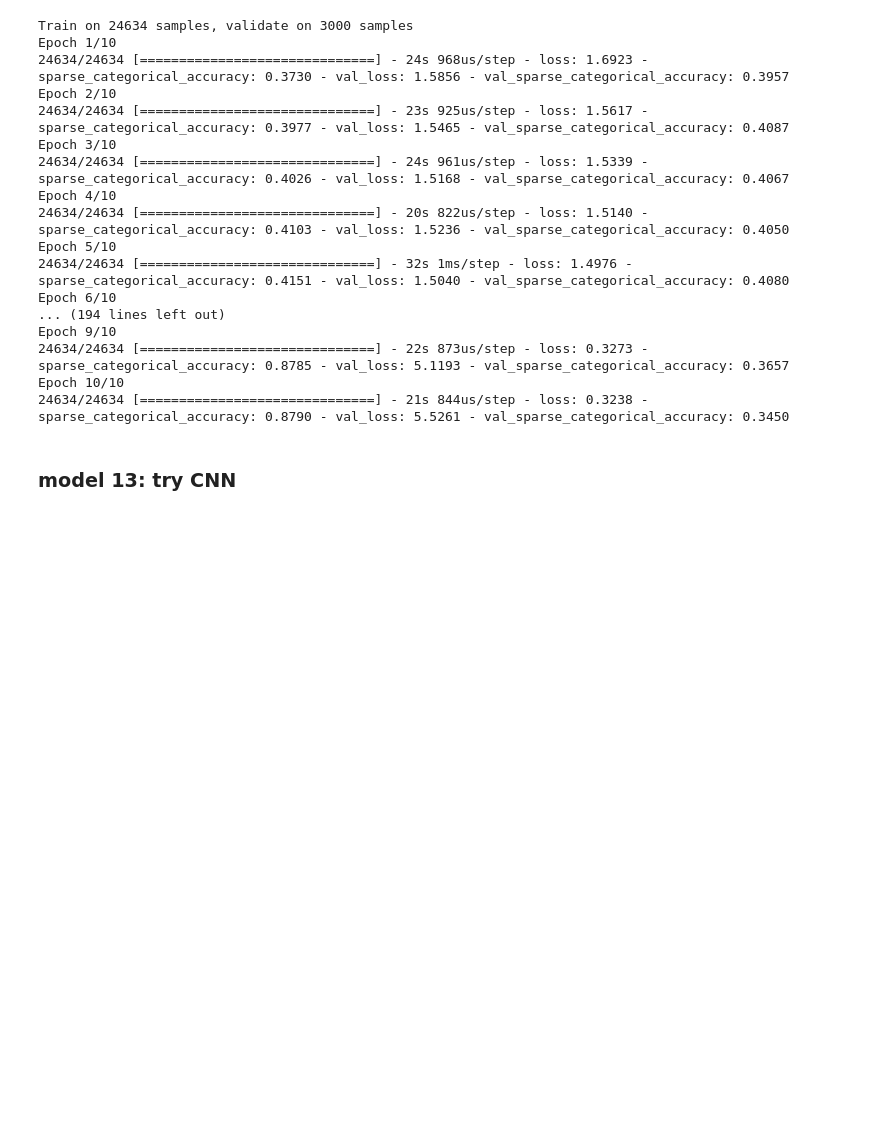
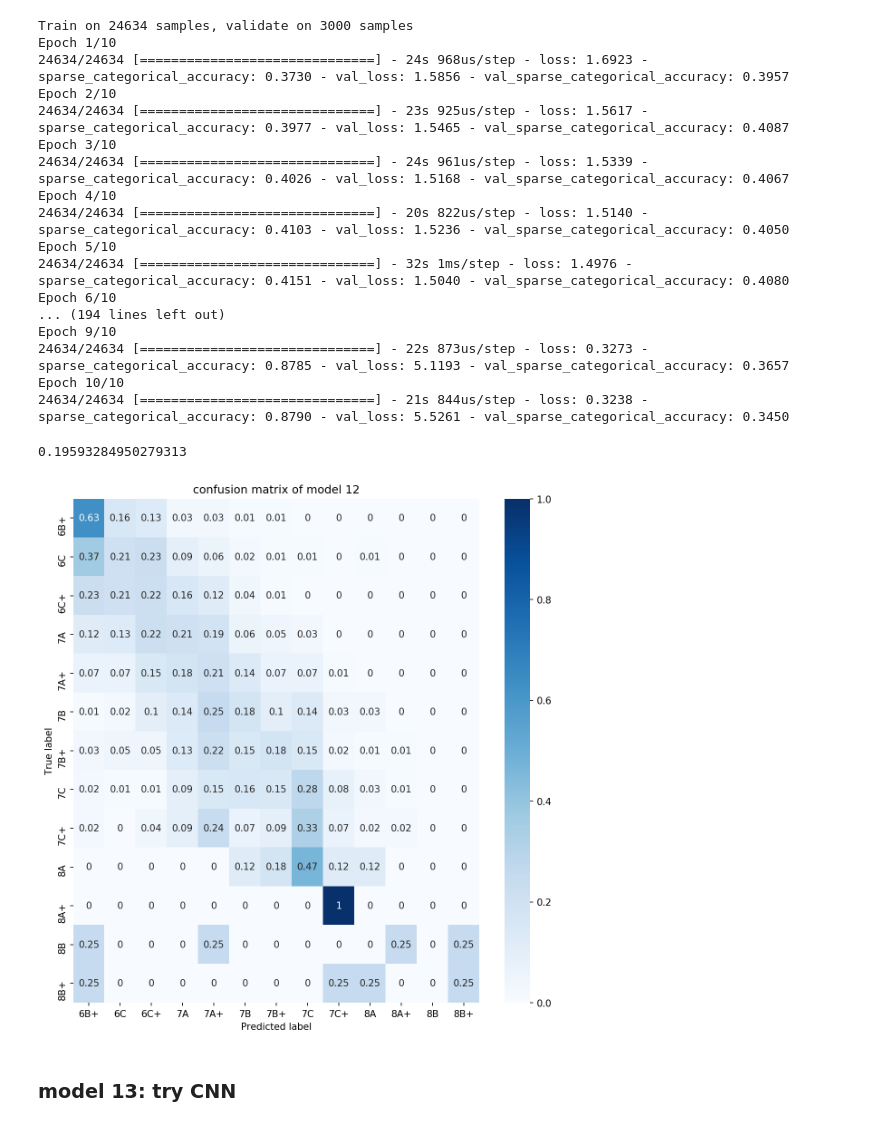
Before and after one commit to jrchang612/MoonBoardRNN, a Jupyter notebook: model/LSTM_preliminary.ipynb, the cells around one changed output. Drawn from its saved outputs; the diff is of its cells as text; code cells hidden in the pictures; blank space fills up the shorter version.

```diff
--- a/model/LSTM_preliminary.ipynb
+++ b/model/LSTM_preliminary.ipynb
@@ -714,7 +777,7 @@ None
 history10_all = []
 # %%
 for i in range(100):
-    history10 = model9.fit(X_train_n, Y_train_n, epochs=10, batch_size=32, validation_data = (X_dev_n, Y_dev_n), class_weight=class_weight_log)
+    history10 = model10.fit(X_train_n, Y_train_n, epochs=10, batch_size=32, validation_data = (X_dev_n, Y_dev_n), class_weight=class_weight_log)
     history10_all.append(history10)
 # %% [output]
 Train on 24634 samples, validate on 3000 samples
@@ -737,5 +800 @@ Epoch 6/10
 KeyboardInterrupt:
-# %%
-for i in range(100):
-    history10 = model9.fit(X_train_n, Y_train_n, epochs=10, batch_size=32, validation_data = (X_dev_n, Y_dev_n), class_weight=class_weight_log)
-    history10_all.append(history10)
@@ -866,6 +918,15 @@ Epoch 9/10
 24634/24634 [==============================] - 22s 873us/step - loss: 0.3273 - sparse_categorical_accuracy: 0.8785 - val_loss: 5.1193 - val_sparse_categorical_accuracy: 0.3657
 Epoch 10/10
 24634/24634 [==============================] - 21s 844us/step - loss: 0.3238 - sparse_categorical_accuracy: 0.8790 - val_loss: 5.5261 - val_sparse_categorical_accuracy: 0.3450
+# %%
+F1_12 = metrics.f1_score(Y_dev_n, model12.predict_classes(X_dev_n), average = 'macro')
+print(F1_12)
+# %% [output]
+0.19593284950279313
+# %%
+plot_confusion_matrix(Y_dev_n, model12.predict_classes(X_dev_n), title = 'confusion matrix of model 12')
+# %% [output]
+[figure, added]
 # %% [markdown]
 ### model 13: try CNN
 # %%
```
Also changed, not shown: parts of 46 cells of this notebook, 21 other files.
